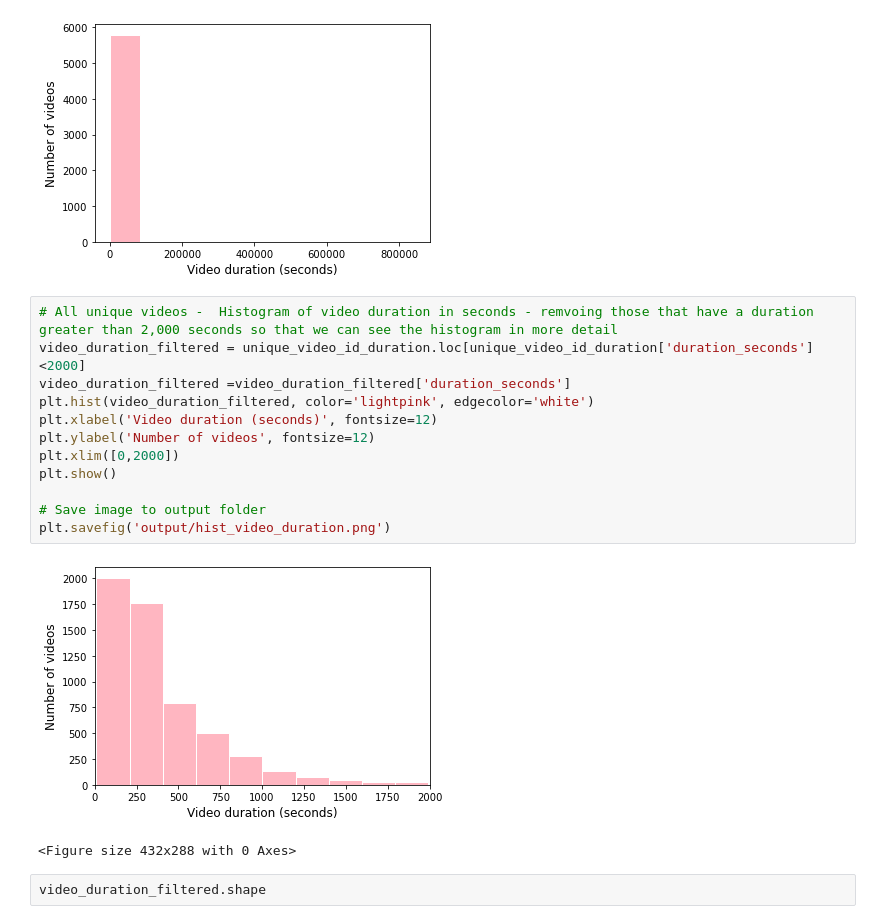
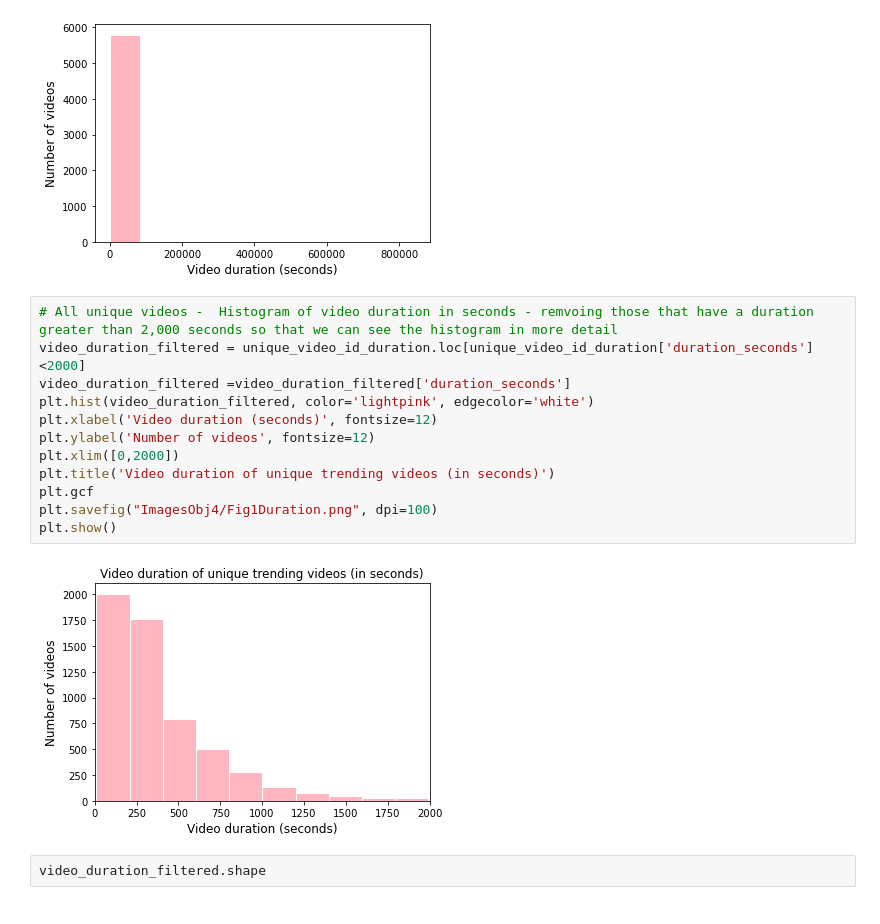
Before and after one commit to kimco2/project_1_misison_youtube, a Jupyter notebook: video_duration_data.ipynb, the cells around one changed output. Cells and saved outputs as stored; diff of their text form.

```diff
--- a/video_duration_data.ipynb
+++ b/video_duration_data.ipynb
@@ -175,18 +175,17 @@ plt.show()
 # %%
 # All unique videos -  Histogram of video duration in seconds - remvoing those that have a duration greater than 2,000 seconds so that we can see the histogram in more detail
 video_duration_filtered = unique_video_id_duration.loc[unique_video_id_duration['duration_seconds'] <2000]
 video_duration_filtered =video_duration_filtered['duration_seconds']
 plt.hist(video_duration_filtered, color='lightpink', edgecolor='white')
 plt.xlabel('Video duration (seconds)', fontsize=12)
 plt.ylabel('Number of videos', fontsize=12)
 plt.xlim([0,2000])
+plt.title('Video duration of unique trending videos (in seconds)')
+plt.gcf
+plt.savefig("ImagesObj4/Fig1Duration.png", dpi=100)
 plt.show()
-
-# Save image to output folder
-plt.savefig('output/hist_video_duration.png')
 # %% [output]
-[figure, old version]
+[figure, new version]
-<Figure size 432x288 with 0 Axes>
 # %%
 video_duration_filtered.shape
 # %% [output]
```
Also changed, not shown: parts of 1 cell of this notebook.
